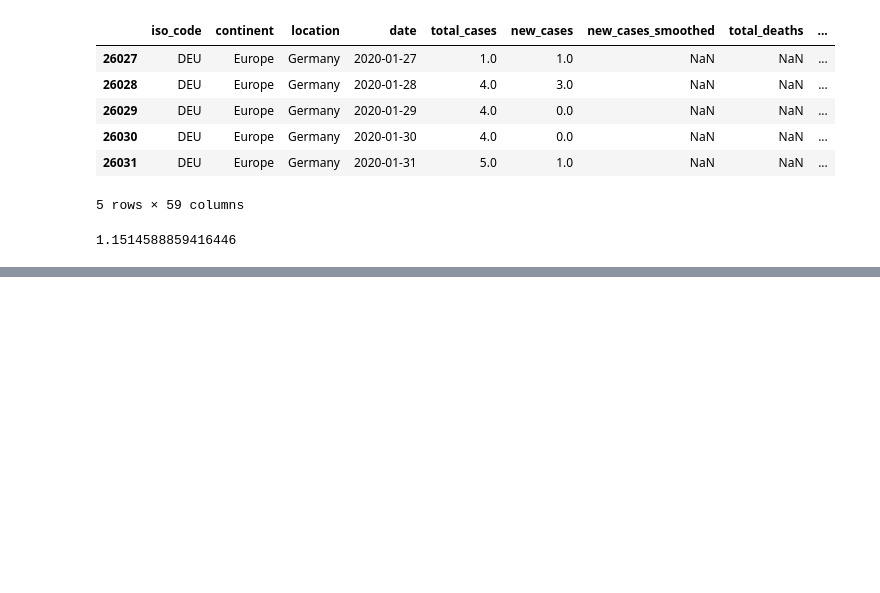
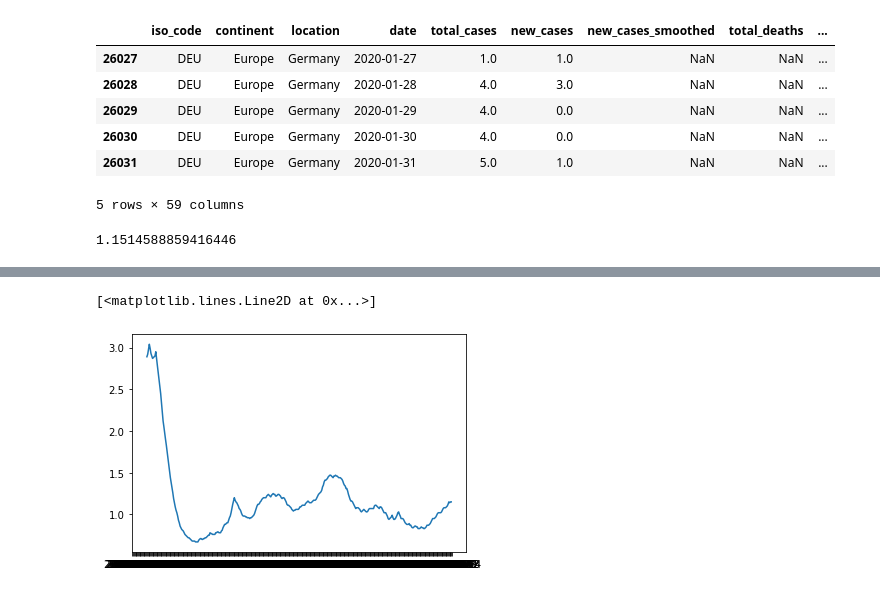
Before and after one commit to Sambhavi-G/covid_thinkit, a Jupyter notebook: Covid_data.ipynb, the cells around one changed output, grey strips where cells are left out. Saved outputs shown, nothing was run; the diff lists cells and outputs as text; code cells hidden in the pictures; blank space fills up the shorter version.

```diff
--- a/Covid_data.ipynb
+++ b/Covid_data.ipynb
@@ -503,0 +466,8 @@ Text(0, 0.5, 'Fraction')
+# %%
+figur= plt.figure()
+axis= figur.add_subplot(1,1,1)
+
+axis.plot(germany_r0_data['date'],germany_r0_data['reproduction_rate'])
+# %% [output]
+[<matplotlib.lines.Line2D at 0x...>]
+[figure, added]
```
Also changed, not shown: parts of 18 cells of this notebook.
